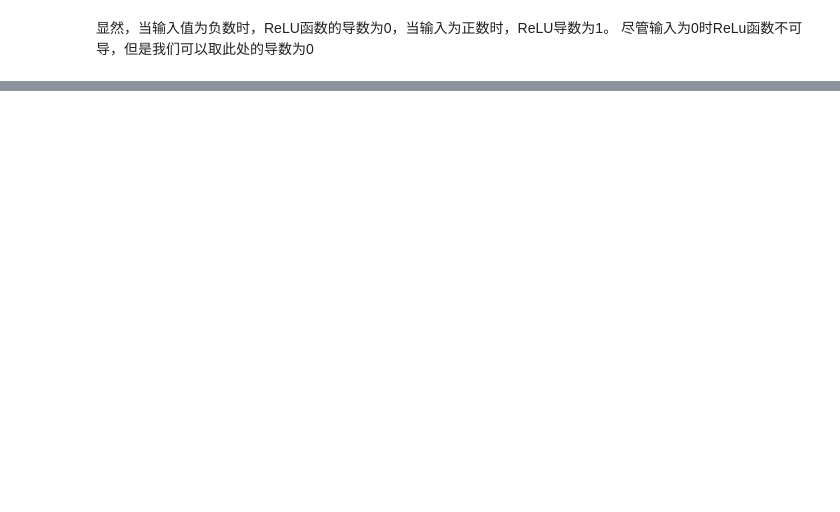
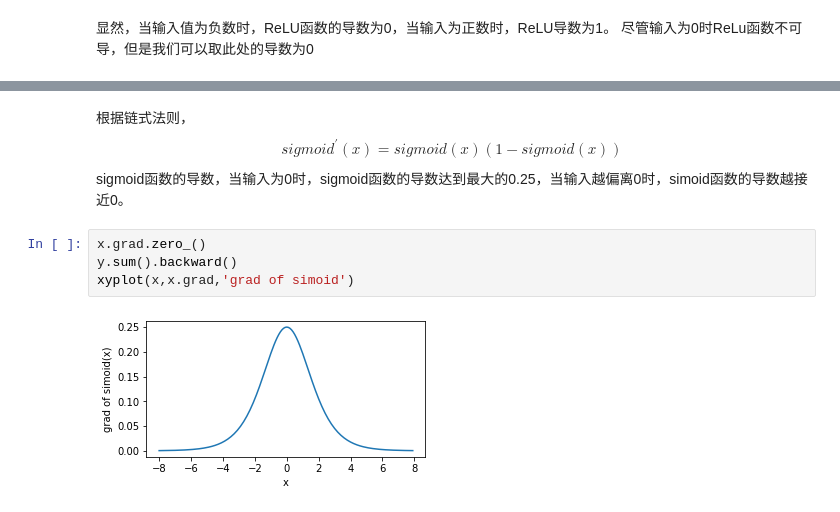
Before and after one commit to point6013/pytorch_deeplearning, a Jupyter notebook: 多层感知机.ipynb, the cells around one changed output, grey strips where cells are left out. Cells and saved outputs as stored; diff of their text form; blank space fills up the shorter version.

```diff
--- a/多层感知机.ipynb
+++ b/多层感知机.ipynb
@@ -63,0 +73,9 @@ xyplot(x,x.grad,'grad of relu')
+# %% [markdown]
+根据链式法则，$$sigmoid^{'}(x) = sigmoid(x)(1-sigmoid(x))$$
+sigmoid函数的导数，当输入为0时，sigmoid函数的导数达到最大的0.25，当输入越偏离0时，simoid函数的导数越接近0。
+# %%
+x.grad.zero_()
+y.sum().backward()
+xyplot(x,x.grad,'grad of simoid')
+# %% [output]
+[figure, added]
```
Also changed, not shown: parts of 11 cells of this notebook, 3 other files.
